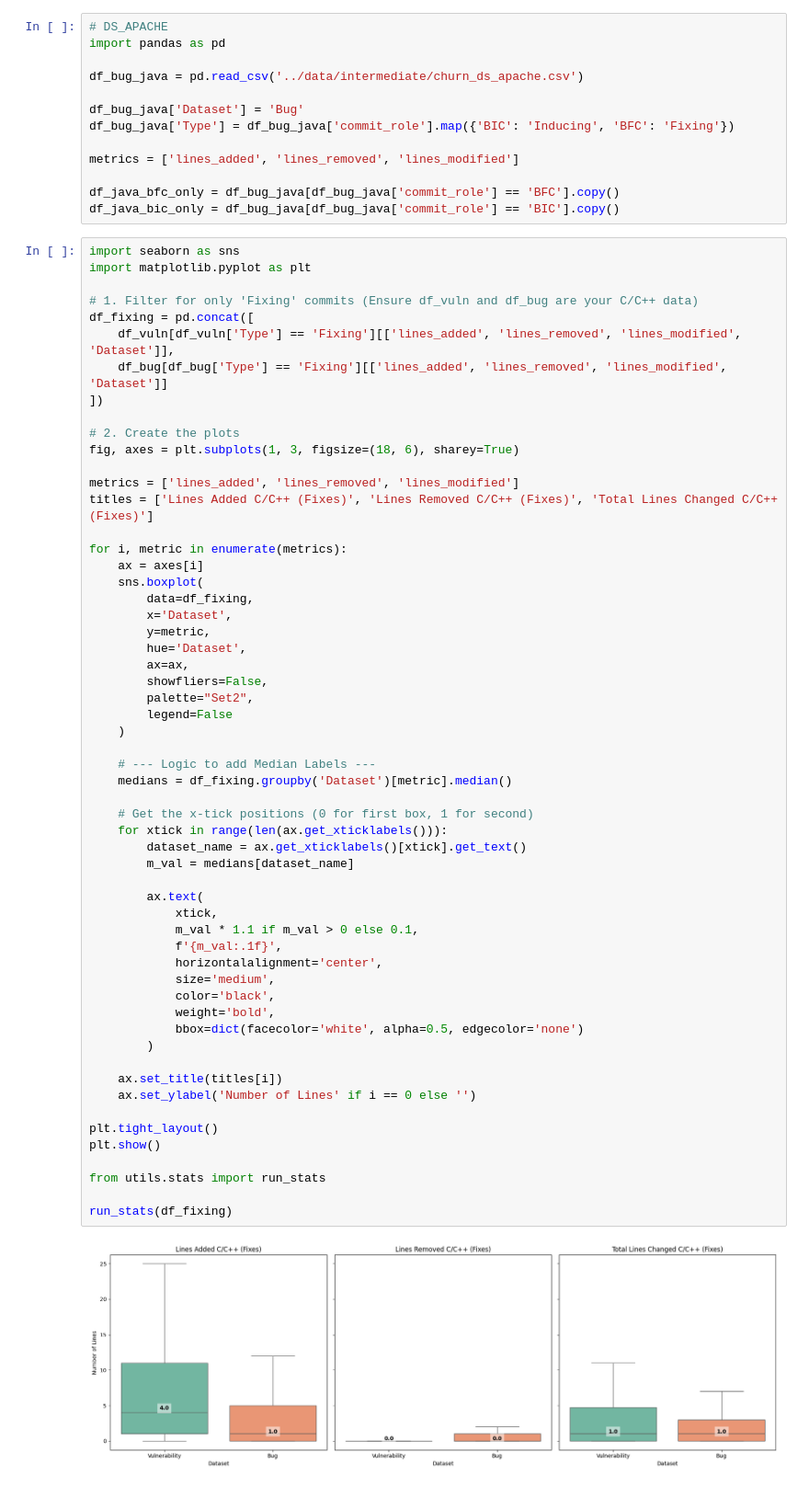
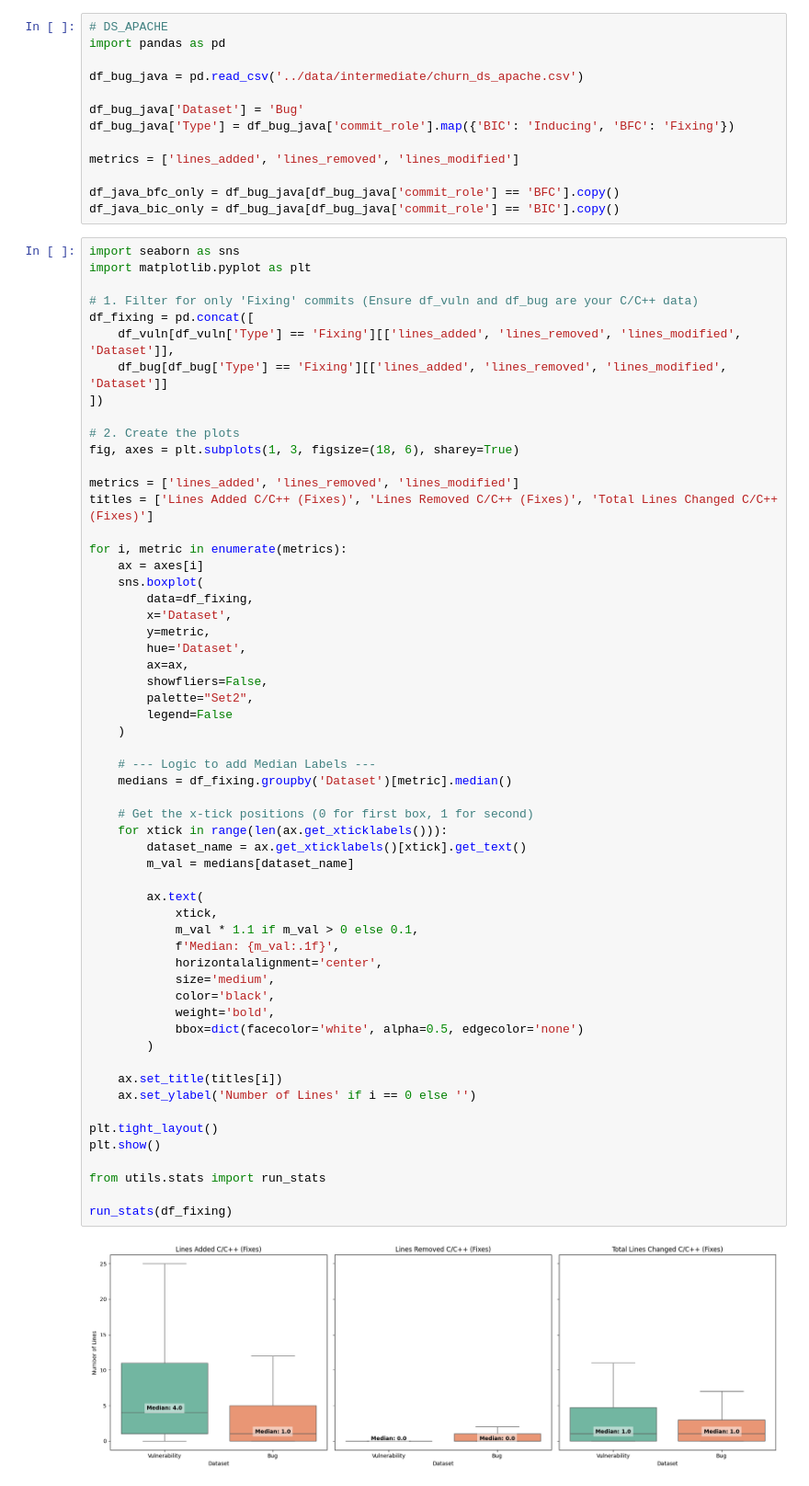
Before and after one commit to zaryanz/churn-bugs-vulns, a Jupyter notebook: notebooks/diffstat_results.ipynb, the cells around one changed output. Shown at 92% size. Drawn from its saved outputs; the diff is of its cells as text.

```diff
--- a/notebooks/diffstat_results.ipynb
+++ b/notebooks/diffstat_results.ipynb
@@ -79,35 +79,35 @@ for i, metric in enumerate(metrics):
     )
 
     # --- Logic to add Median Labels ---
     medians = df_fixing.groupby('Dataset')[metric].median()
 
     # Get the x-tick positions (0 for first box, 1 for second)
     for xtick in range(len(ax.get_xticklabels())):
         dataset_name = ax.get_xticklabels()[xtick].get_text()
         m_val = medians[dataset_name]
 
         ax.text(
             xtick,
             m_val * 1.1 if m_val > 0 else 0.1,
-            f'{m_val:.1f}',
+            f'Median: {m_val:.1f}',
             horizontalalignment='center',
             size='medium',
             color='black',
             weight='bold',
             bbox=dict(facecolor='white', alpha=0.5, edgecolor='none')
         )
 
     ax.set_title(titles[i])
     ax.set_ylabel('Number of Lines' if i == 0 else '')
 
 plt.tight_layout()
 plt.show()
 
 from utils.stats import run_stats
 
 run_stats(df_fixing)
 # %% [output]
-[figure, old version]
+[figure, new version]
 MANN-WHITNEY U TEST & CLIFF'S DELTA (Vulnerability vs. Bug)
 
 Bonferroni-corrected alpha: 0.0167
```
Also changed, not shown: parts of 3 cells of this notebook, 6 other files.
